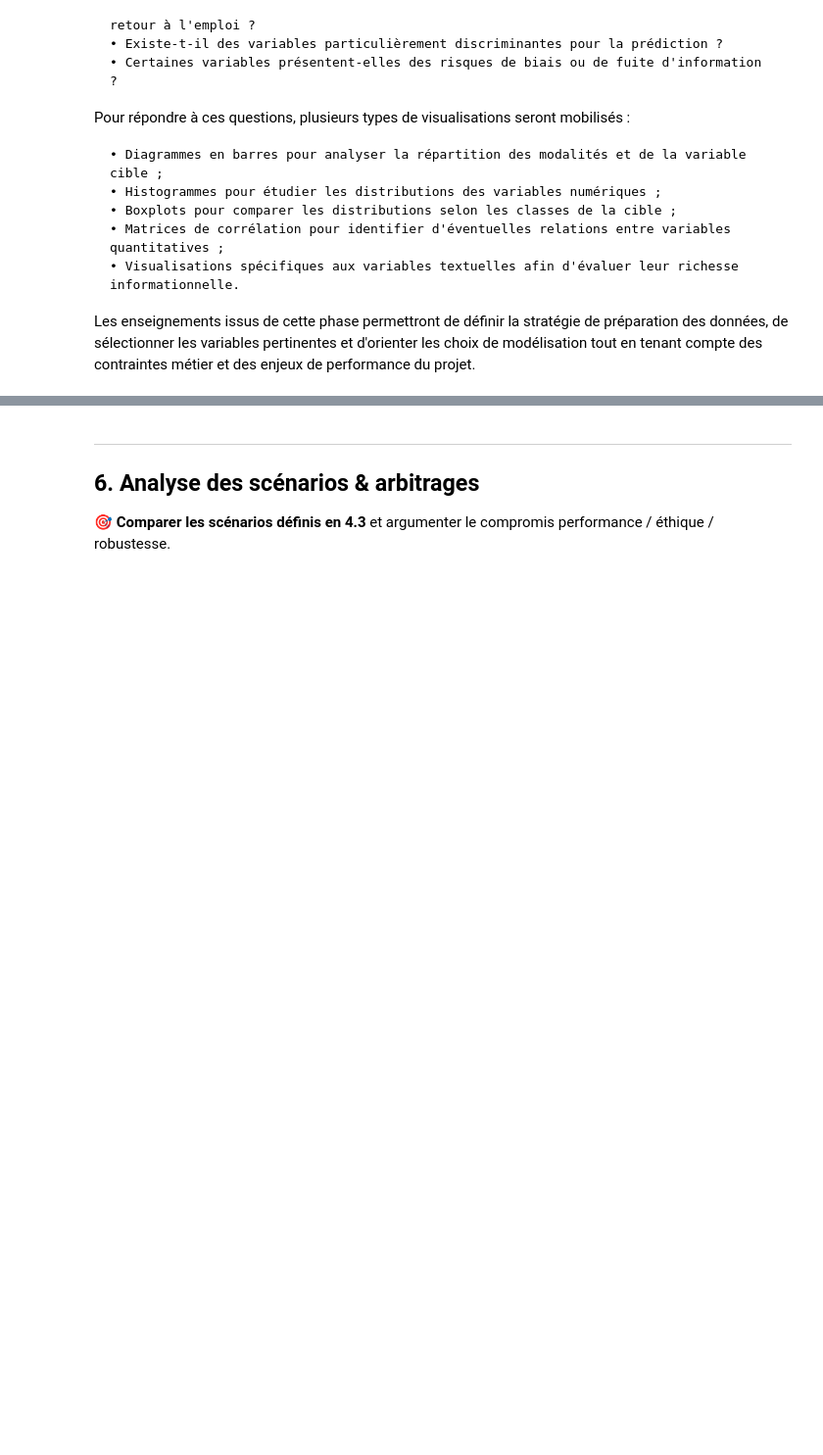
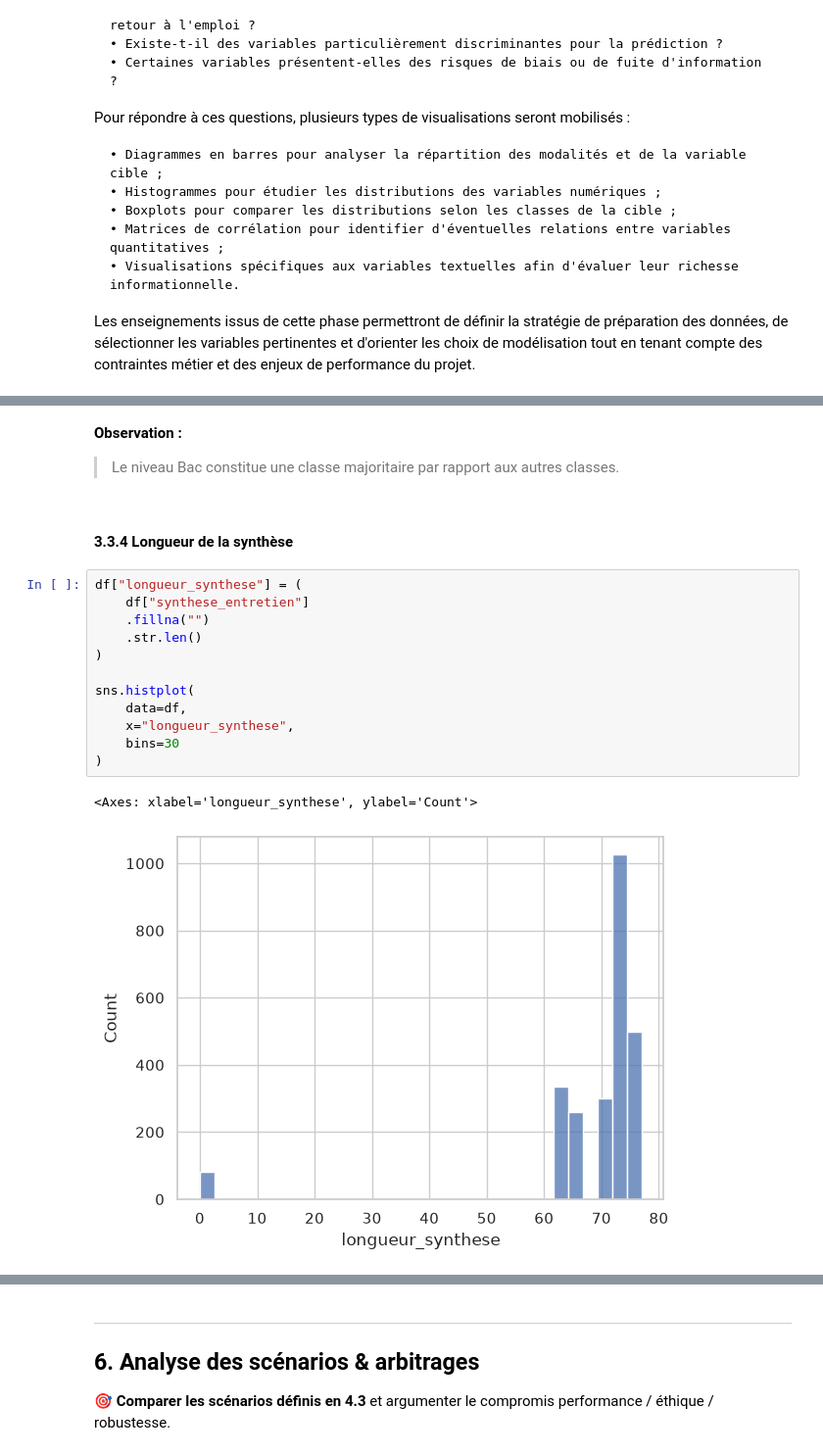
Before and after one commit to NicoH77/Atlas_CISIA_Exam_EmploymentPrediction, a Jupyter notebook: notebooks/Notebook-EmploymentPrediction.ipynb, the cells around one changed output, grey strips where cells are left out. Shown at 98% size. Cells and saved outputs as stored; diff of their text form; blank space fills up the shorter version.

```diff
--- a/notebooks/Notebook-EmploymentPrediction.ipynb
+++ b/notebooks/Notebook-EmploymentPrediction.ipynb
@@ -238,0 +549,20 @@ Les enseignements issus de cette phase permettront de définir la stratégie de
+# %% [markdown]
+**Observation :**
+> Le niveau Bac constitue une classe majoritaire par rapport aux autres classes.
+# %% [markdown]
+#### 3.3.4 Longueur de la synthèse
+# %%
+df["longueur_synthese"] = (
+    df["synthese_entretien"]
+    .fillna("")
+    .str.len()
+)
+
+sns.histplot(
+    data=df,
+    x="longueur_synthese",
+    bins=30
+)
+# %% [output]
+<Axes: xlabel='longueur_synthese', ylabel='Count'>
+[figure, added]
```
Also changed, not shown: parts of 86 cells of this notebook.
